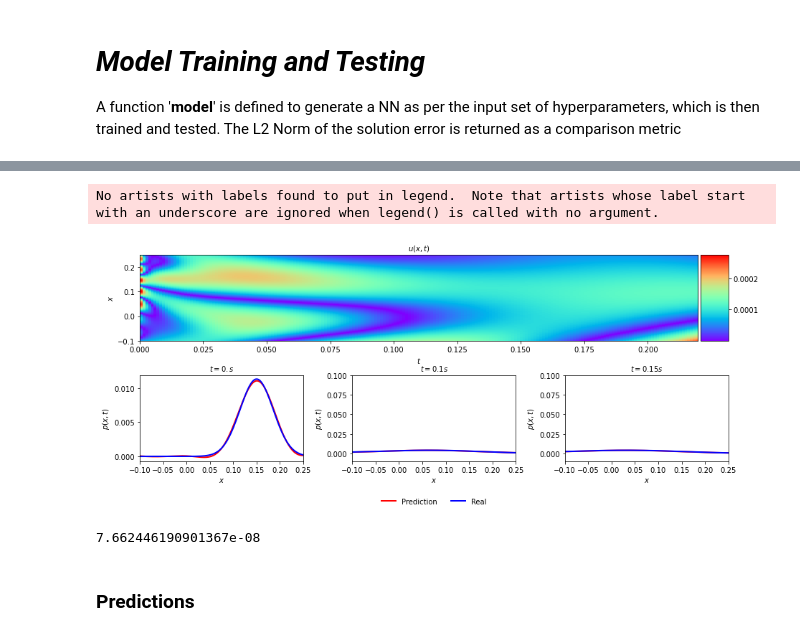
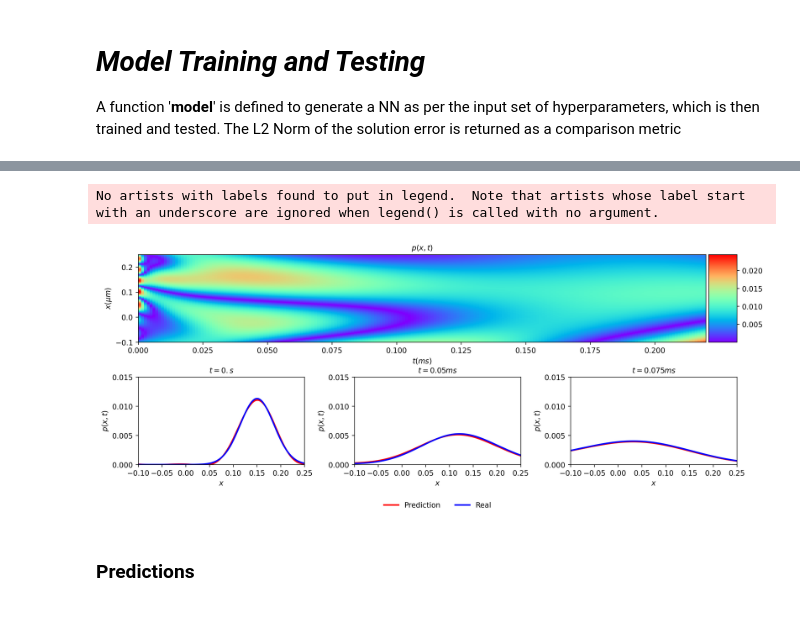
Before and after one commit to ElHuaco/PINN-fokker-planck, a Jupyter notebook: src/OUR CODE/comparison.ipynb, the cells around one changed output, grey strips where cells are left out. Cells and saved outputs as stored; diff of their text form; code cells hidden in the pictures.

```diff
--- a/src/OUR CODE/comparison.ipynb
+++ b/src/OUR CODE/comparison.ipynb
@@ -46,11 +46,12 @@ gamma=6*np.pi*viscosity*radius # Kg / s
 k= 3e-7 # Kg / s^2; 10GHz for frequency and 3e-26 Kg for mass
 A= k/gamma # s ^ -1
 D= Temperature*constants.k / gamma # m^2 / s
+"""
 print(f"{gamma = } [Kg/s]")
 print(f"{k = } [Kg/s^2]")
 print(f"kB = {constants.k} [J/K]")
 print(f"{A = } [s^-1], {D = } [m^2/s]")
-
+"""
 
 # Change of units m -> µm
 #                 s -> ms
@@ -60,8 +61,9 @@ D = D * 1e-3 * 1e+12 # m^2/s -> µm^2/ms
 #collocation points for every position and every time
 x_lower = -0.1
 x_upper = 0.25
-dx = (x_upper - x_lower) / 350
-x = np.linspace(x_lower, x_upper, 350) # µm line
+N_x= 350
+dx = (x_upper - x_lower) / N_x
+x = np.linspace(x_lower, x_upper, N_x) # µm line
 t_lower = 0
 t_upper = 2 * D # Typical time is D
 N_steps=200
@@ -70,6 +72,6 @@ X, T = np.meshgrid(x,t)
 # Initial Condition
 psol=np.zeros((len(x),len(t)))
 psol[:,0]=real[0]
-print(f"{A = } [ms^-1], {D = } [µm^2/ms]")
+#print(f"{A = } [ms^-1], {D = } [µm^2/ms]")
 
 maxiter = 25000
@@ -465,9 +460,9 @@ class Sequentialmodel(tf.Module):
 # %% [markdown]
 # *Solution Plot*
 # %%
-def differenceplot(u_pred, real,X_u_train):
+def differenceplot(u_pred, real, X_u_train):
 
-    fig, ax = plt.subplots()
+    fig, ax = plt.subplots(dpi=250)
     ax.axis('off')
 
     gs0 = gridspec.GridSpec(2, 3)
@@ -489,10 +484,10 @@ def differenceplot(u_pred, real,X_u_train):
     #ax.plot(t[50]*np.ones((2,1)), line, 'w-', linewidth = 1)
     #ax.plot(t[75]*np.ones((2,1)), line, 'w-', linewidth = 1)
 
-    ax.set_xlabel('$t$')
-    ax.set_ylabel('$x$')
+    ax.set_xlabel('$t(ms)$')
+    ax.set_ylabel('$x(\mu m)$')
     ax.legend(frameon=False, loc = 'best')
-    ax.set_title('$u(x,t)$', fontsize = 10)
+    ax.set_title('$p(x,t)$', fontsize = 10)
 
     '''
     Slices of the solution at points t = 0.25, t = 0.50 and t = 0.75
@@ -610,21 +586,31 @@ epoch: 3639 - Total: 5.9822e-06 IC: 5.3896e-06 BC: 2.3864e-07 f: 3.5392e-07 Norm
-# %%
-PINN.set_weights(results.x)
-p_pred = PINN.evaluate(X_p_test)
-p_pred = np.reshape(p_pred,(350, 200),order='F')                        # Fortran Style ,stacked column wise!
-
-''' Solution Plot '''
-differenceplot(p_pred ,real.T ,X_p_test)
-# %% [output]
-No artists with labels found to put in legend.  Note that artists whose label start with an underscore are ignored when legend() is called with no argument.
-[figure, removed]
-# %%
-from sklearn.metrics import mean_squared_error
-def accuracy(numerical, predicted):
-    return mean_squared_error(numerical.flatten(), predicted.flatten())
-
-accuracy(p_pred/np.sum(p_pred[0]) ,real.T/np.sum(real.T[0]))
-# %% [output]
-7.662446190901367e-08
+# %%
+N_bc = 250 #Total number of boundary conditions points
+N_ic = 250 #Total number of initial condition points
+N_f = 1000 #Total number of collocation points
+
+# Training data
+x_f_train, x_bc_train, x_ic_train, p_ic_train, x_norm_instants = trainingdata(N_bc, N_ic, N_f)
+
+layers = np.array([2,20,20,20,20,20,20,20,20,1]) #8 hidden layers
+
+PINN = Sequentialmodel(layers, low_bound, up_bound,
+                      x_ic_train, p_ic_train,
+                      x_bc_train,
+                      x_f_train,
+                      x_norm_instants,
+                      A=A,
+                      D=D)
+prev_weights = np.loadtxt("./models/MODEL_WEIGHTS_IC100_BC100_f1000_t0.2197371130248822_iter25000_xLower-0.1_xUpper0.25_micrometers_miliseconds_k1e-7_r1e-20.txt")
+PINN.set_weights(prev_weights)
+
+p_pred = PINN.evaluate(X_p_test)
+p_pred = np.reshape(p_pred,(N_x, N_steps),order='F')                        # Fortran Style ,stacked column wise!
+
+''' Solution Plot '''
+differenceplot(p_pred ,real.T ,X_p_test)
+# %% [output]
+No artists with labels found to put in legend.  Note that artists whose label start with an underscore are ignored when legend() is called with no argument.
+[figure, added]
 # %%
 def solutionplot(p_pred,X_p_train):#,p_train):
 
```
Also changed, not shown: parts of 10 cells of this notebook, 6 other files.
